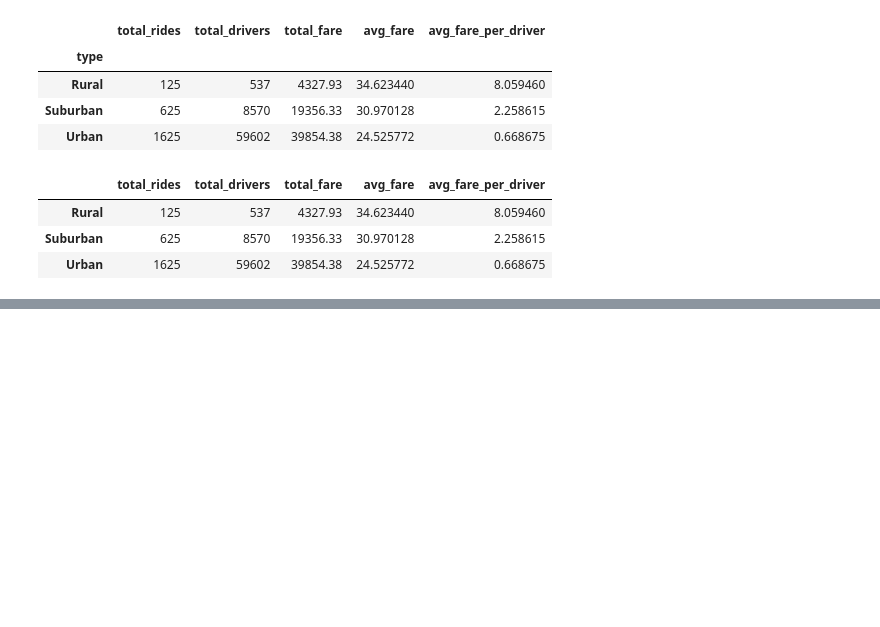
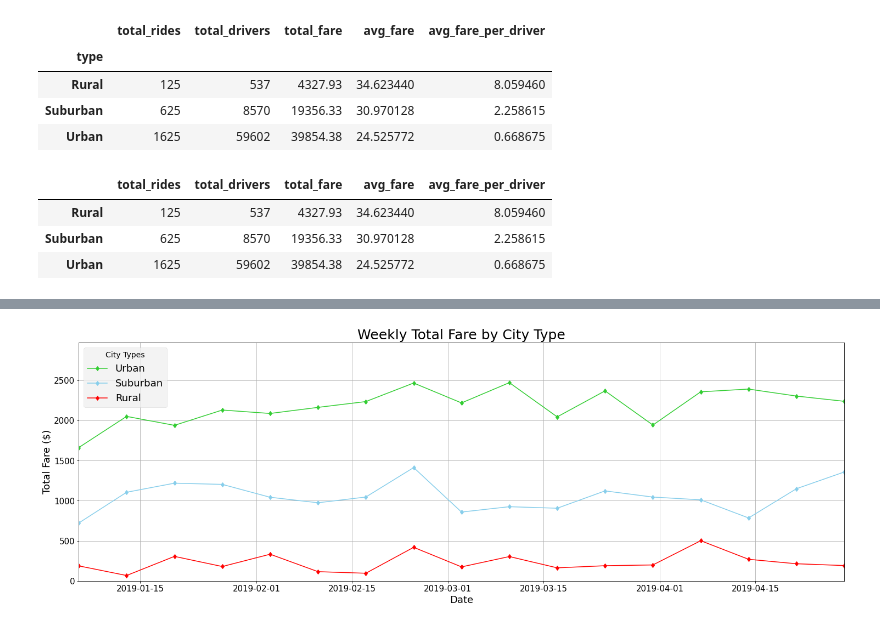
Before and after one commit to Bag0niku/PyBer_Analysis, a Jupyter notebook: Pyber_Challenge.ipynb, the cells around one changed output, grey strips where cells are left out. Saved outputs shown, nothing was run; the diff lists cells and outputs as text; code cells hidden in the pictures; blank space fills up the shorter version.

Commit message:
finished plotting weekly fare totals by city type

```diff
--- a/Pyber_Challenge.ipynb
+++ b/Pyber_Challenge.ipynb
@@ -243,4 +232,0 @@ f_pyber_summary_df
-# %%
-# Change the date column's data type to a datetime.date
-all_data['date'] = pd.to_datetime(all_data['date']).dt.date
-all_data
@@ -326,0 +247,4 @@ ax7.plot(x=urban, y=all_data['fare'])
+# %%
+# Change the date column's data type to a datetime.date
+all_data['date'] = pd.to_datetime(all_data['date'])
+all_data.info()
@@ -326,0 +265,9 @@ ax7.plot(x=urban, y=all_data['fare'])
+# %%
+# sort the Fare for the city type with an index of date
+fare_by_datetime = all_data[all_data['date'].dt.month<5].groupby(['type','date']).sum()[['fare']].reset_index().pivot(index='date', columns='type', values='fare')
+
+# get the weekly total fare by city type
+fare_by_datetime = fare_by_datetime.resample('W').sum()
+fare_by_datetime = fare_by_datetime[fare_by_datetime.index.month!=5]
+
+fare_by_datetime
@@ -326,0 +294,18 @@ ax7.plot(x=urban, y=all_data['fare'])
+# %%
+# plot the city types on a line graph
+fig7, ax7, = plt.subplots(figsize=(25,8))
+ax7.plot(fare_by_datetime.index, fare_by_datetime['Urban'], color='limegreen', marker='d', label='Urban')
+ax7.plot(fare_by_datetime.index, fare_by_datetime['Suburban'], color='skyblue', marker='d', label='Suburban')
+ax7.plot(fare_by_datetime.index, fare_by_datetime['Rural'], color='red', marker='d', label='Rural')
+ax7.set_xlabel('Date', fontsize='18')
+ax7.set_ylabel('Total Fare ($)', fontsize='18')
+ax7.set_title('Weekly Total Fare by City Type', fontsize='25')
+mpl.style.use('fivethirtyeight')
+ax7.set_ylim(0, max(fare_by_datetime['Urban'])+500)
+ax7.set_xlim(min(fare_by_datetime.index), max(fare_by_datetime.index))
+ax7.legend(title="City Types", fontsize='18', mode='expanded', loc='best')
+ax7.grid(True)
+png7 = os.path.join('Analysis', 'Weekly_Total_Fare_by_City.png')
+fig7.savefig(png7)
+# %% [output]
+[figure, added]
```
Also changed, not shown: parts of 21 cells of this notebook, 1 other file.
